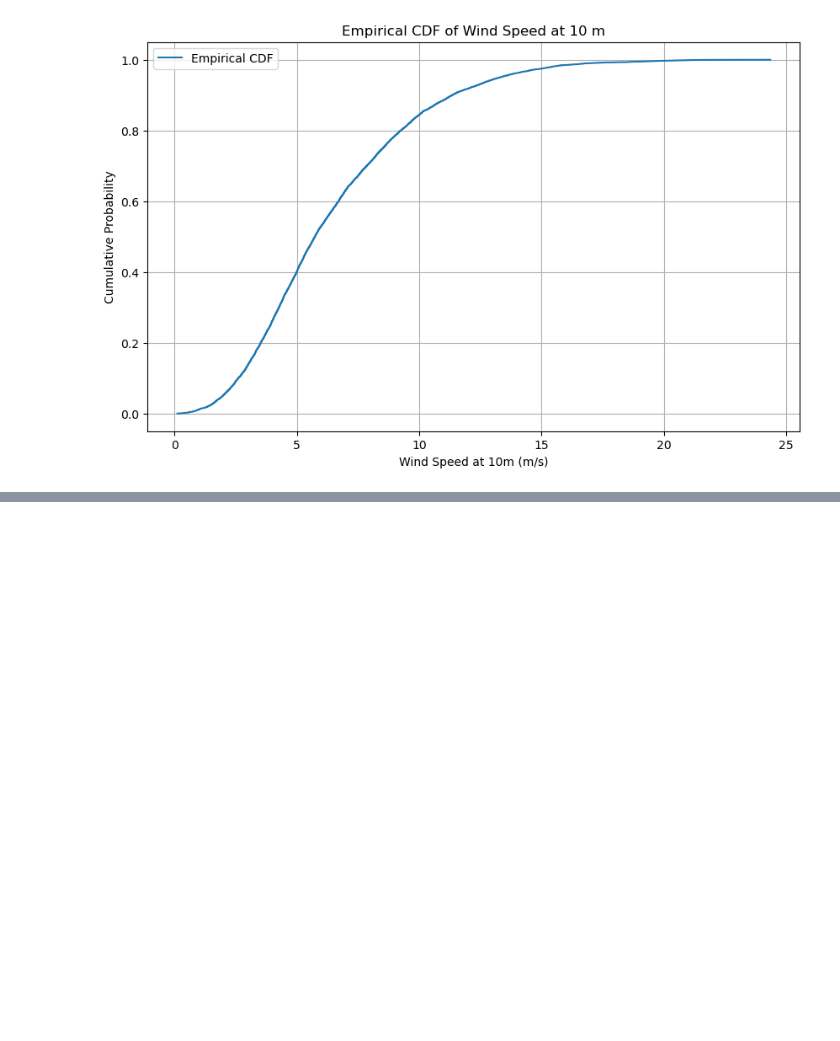
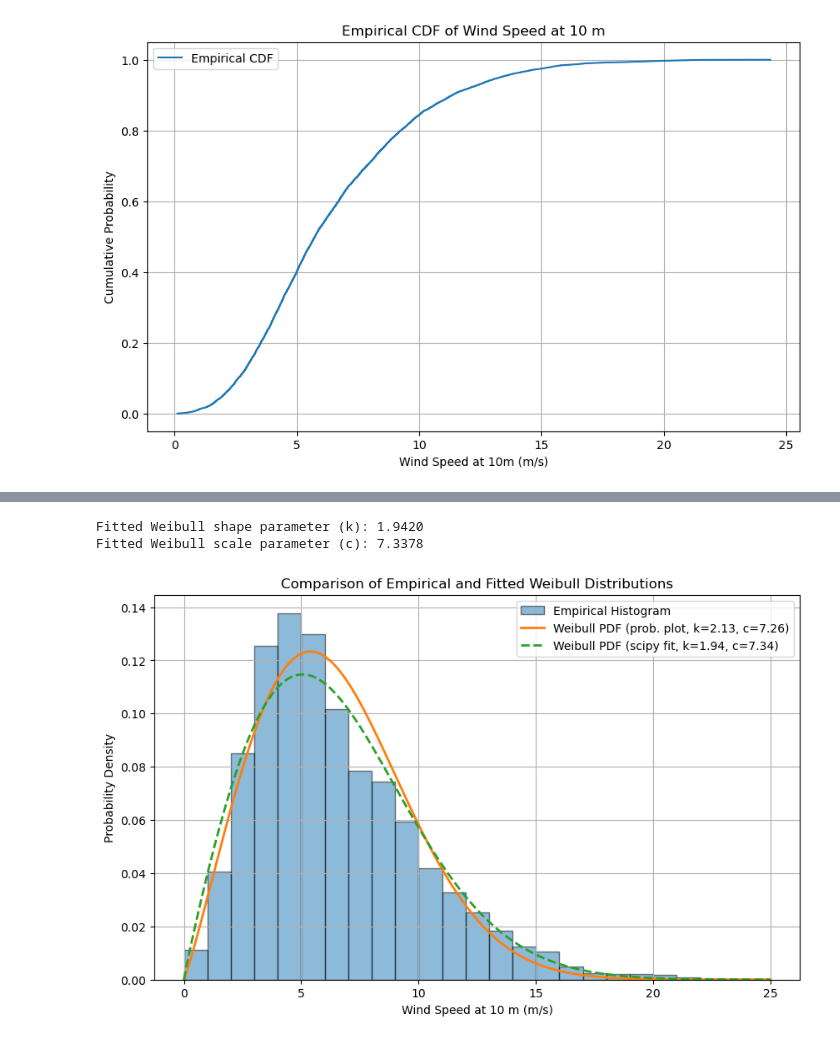
Before and after one commit to Aqdas-M/Offshore-Renewable-Technologies, a Jupyter notebook: Assignment 1/Assignment 1 Code.ipynb, the cells around one changed output, grey strips where cells are left out. Drawn from its saved outputs; the diff is of its cells as text; code cells hidden in the pictures; blank space fills up the shorter version.

```diff
--- a/Assignment 1/Assignment 1 Code.ipynb
+++ b/Assignment 1/Assignment 1 Code.ipynb
@@ -119,0 +128,30 @@ plt.show()
+# %%
+from scipy.stats import weibull_min
+
+# Fit Weibull distribution to wind speed data using scipy
+params = weibull_min.fit(data_wind['WS10M'], floc=0)
+k_fit, loc_fit, c_fit = params
+print(f"Fitted Weibull shape parameter (k): {k_fit:.4f}")
+print(f"Fitted Weibull scale parameter (c): {c_fit:.4f}")
+
+# Plot empirical histogram, Weibull fit (scipy), and Weibull fit (probability plot)
+plt.figure(figsize=(10, 6))
+plt.hist(data_wind['WS10M'], bins=np.arange(0, data_wind['WS10M'].max() + 1, 1), density=True, alpha=0.5, edgecolor='black', label='Empirical Histogram')
+
+# Weibull PDF from probability plot fit
+plt.plot(x_vals, pdf_vals, label=f'Weibull PDF (prob. plot, k={k:.2f}, c={c:.2f})', linewidth=2)
+
+# Weibull PDF from scipy fit
+pdf_fit = weibull_min.pdf(x_vals, k_fit, loc_fit, c_fit)
+plt.plot(x_vals, pdf_fit, label=f'Weibull PDF (scipy fit, k={k_fit:.2f}, c={c_fit:.2f})', linestyle='--', linewidth=2)
+
+plt.xlabel('Wind Speed at 10 m (m/s)')
+plt.ylabel('Probability Density')
+plt.title('Comparison of Empirical and Fitted Weibull Distributions')
+plt.legend()
+plt.grid(True)
+plt.show()
+# %% [output]
+Fitted Weibull shape parameter (k): 1.9420
+Fitted Weibull scale parameter (c): 7.3378
+[figure, added]
```
Also changed, not shown: parts of 2 cells of this notebook.
